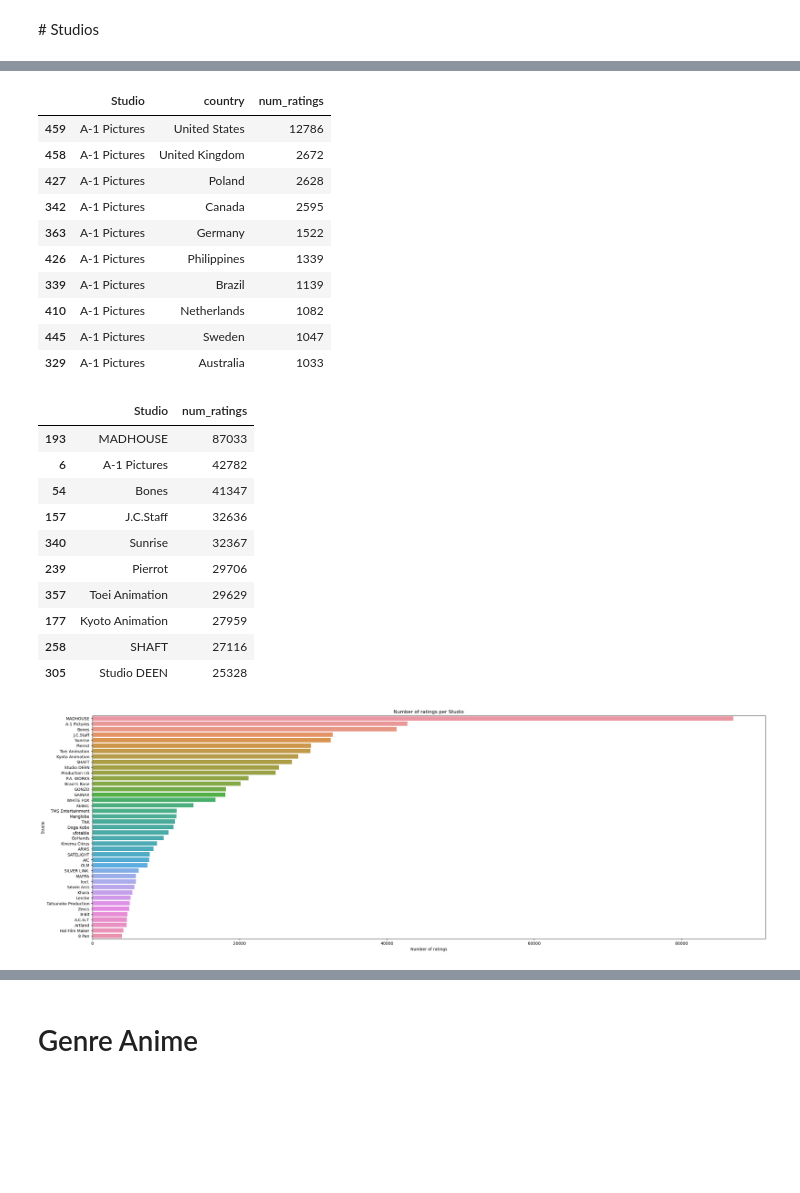
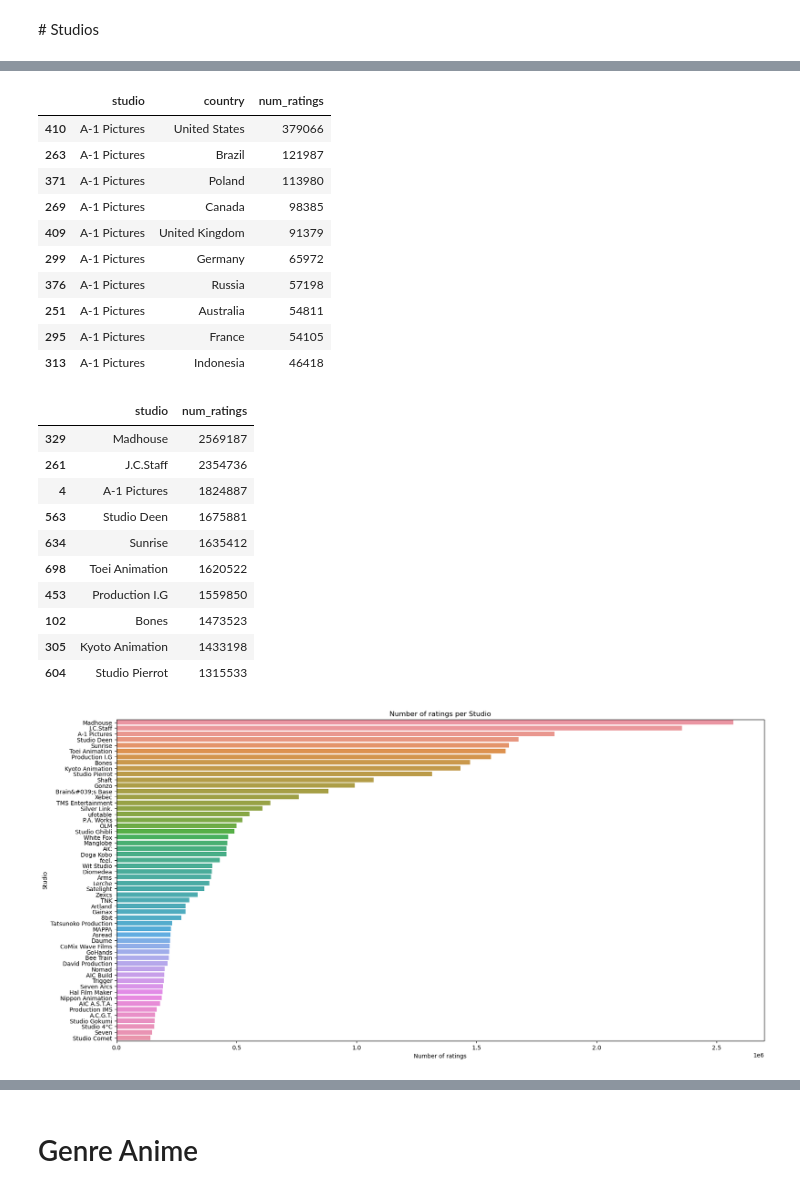
Before and after one commit to com-480-data-visualization/project-2023-vizmoica, a Jupyter notebook: eda_country.ipynb, the cells around one changed output, grey strips where cells are left out. Saved outputs shown, nothing was run; the diff lists cells and outputs as text; code cells hidden in the pictures; blank space fills up the shorter version.

```diff
--- a/eda_country.ipynb
+++ b/eda_country.ipynb
@@ -303,6 +378,4 @@ df_users_ratings = ratings.merge(users[["user_id", "gender", "location", "birth_
 # %%
-df_studios = df_animes.merge(df_users_ratings, left_on="anime_id", right_on="anime_id")
-df_studios.rename({"rating_x" : "average_rating"}, inplace=True)
-df_studios.rename({"rating_y" : "rating_user"}, inplace=True)
+df_studios = df_users_ratings.merge(df_animes, left_on="anime_id", right_on="anime_id").persist()
 df_studios
 # %% [output]
@@ -322,6 +390,0 @@ df_studios
-# %%
-# replace the location in dfFinalStudio with the country, with the help of locationToCountry. If the location is not in locationToCountry, then replace it with "Unknown"
-df_studios["country"] = df_studios["location"].apply(
-    lambda x: location_to_country[x] if x in location_to_country else ""
-)
-df_studios
@@ -376,10 +425,10 @@ df_studios["user_id"].nunique()
 # %%
 # Aggregate for each Studio the counts for each country
 df_studios_countries = (
-    df_studios.groupby(["Studio", "country"])
+    df_studios.groupby(["studio", "country"])
     .agg({"user_id": "count"})
     .rename(columns={"user_id": "num_ratings"})
-)  # .reset_index()
+).compute()  # .reset_index()
 df_studios_countries
 # %% [output]
 |  |  | num_ratings |
@@ -483,47 +532,47 @@ df_studios_countries[df_studios_countries['Studio'] == "MADHOUSE"].head(10)
 # %%
-df_studios_countries[df_studios_countries['Studio'] == "A-1 Pictures"].head(10)
+df_studios_countries[df_studios_countries['studio'] == "A-1 Pictures"].head(10)
 # %% [output]
-|  | Studio | country | num_ratings |
-| 459 | A-1 Pictures | United States | 12786 |
-| 458 | A-1 Pictures | United Kingdom | 2672 |
-| 427 | A-1 Pictures | Poland | 2628 |
-| 342 | A-1 Pictures | Canada | 2595 |
-| 363 | A-1 Pictures | Germany | 1522 |
-| 426 | A-1 Pictures | Philippines | 1339 |
-| 339 | A-1 Pictures | Brazil | 1139 |
-| 410 | A-1 Pictures | Netherlands | 1082 |
-| 445 | A-1 Pictures | Sweden | 1047 |
-| 329 | A-1 Pictures | Australia | 1033 |
+|  | studio | country | num_ratings |
+| 410 | A-1 Pictures | United States | 379066 |
+| 263 | A-1 Pictures | Brazil | 121987 |
+| 371 | A-1 Pictures | Poland | 113980 |
+| 269 | A-1 Pictures | Canada | 98385 |
+| 409 | A-1 Pictures | United Kingdom | 91379 |
+| 299 | A-1 Pictures | Germany | 65972 |
+| 376 | A-1 Pictures | Russia | 57198 |
+| 251 | A-1 Pictures | Australia | 54811 |
+| 295 | A-1 Pictures | France | 54105 |
+| 313 | A-1 Pictures | Indonesia | 46418 |
 # %%
 df_studios_sum_ratings = df_studios_countries.copy()
-df_studios_sum_ratings = df_studios_sum_ratings[['Studio', 'num_ratings']].groupby(['Studio']).sum()
+df_studios_sum_ratings = df_studios_sum_ratings[['studio', 'num_ratings']].groupby(['studio']).sum()
 df_studios_sum_ratings.reset_index(inplace=True)
 df_studios_sum_ratings.sort_values(by=['num_ratings'], ascending=False, inplace=True)
 df_studios_sum_ratings.head(10)
 # %% [output]
-|  | Studio | num_ratings |
-| 193 | MADHOUSE | 87033 |
-| 6 | A-1 Pictures | 42782 |
-| 54 | Bones | 41347 |
-| 157 | J.C.Staff | 32636 |
-| 340 | Sunrise | 32367 |
-| 239 | Pierrot | 29706 |
-| 357 | Toei Animation | 29629 |
-| 177 | Kyoto Animation | 27959 |
-| 258 | SHAFT | 27116 |
-| 305 | Studio DEEN | 25328 |
+|  | studio | num_ratings |
+| 329 | Madhouse | 2569187 |
+| 261 | J.C.Staff | 2354736 |
+| 4 | A-1 Pictures | 1824887 |
+| 563 | Studio Deen | 1675881 |
+| 634 | Sunrise | 1635412 |
+| 698 | Toei Animation | 1620522 |
+| 453 | Production I.G | 1559850 |
+| 102 | Bones | 1473523 |
+| 305 | Kyoto Animation | 1433198 |
+| 604 | Studio Pierrot | 1315533 |
 # %%
-plt.figure(figsize=(30, 10))
+plt.figure(figsize=(20, 10))
 plot = sns.barplot(
     x="num_ratings",
-    y="Studio",
-    data=df_studios_sum_ratings[df_studios_sum_ratings['num_ratings'] >= 4000],
-    order=df_studios_sum_ratings[df_studios_sum_ratings['num_ratings'] >= 4000]["Studio"].unique(),
+    y="studio",
+    data=df_studios_sum_ratings[df_studios_sum_ratings['num_ratings'] >= 140000],
+    order=df_studios_sum_ratings[df_studios_sum_ratings['num_ratings'] >= 140000]["studio"].unique(),
 )
 plt.title("Number of ratings per Studio")
 plt.xlabel("Number of ratings")
 plt.ylabel("Studio")
 plt.show()
 plot.get_figure().savefig(data / plotPath / "Number of ratings per Studio.png")
 # %% [output]
-[figure, old version]
+[figure, new version]
```
Also changed, not shown: parts of 27 cells of this notebook, 2 other files.
